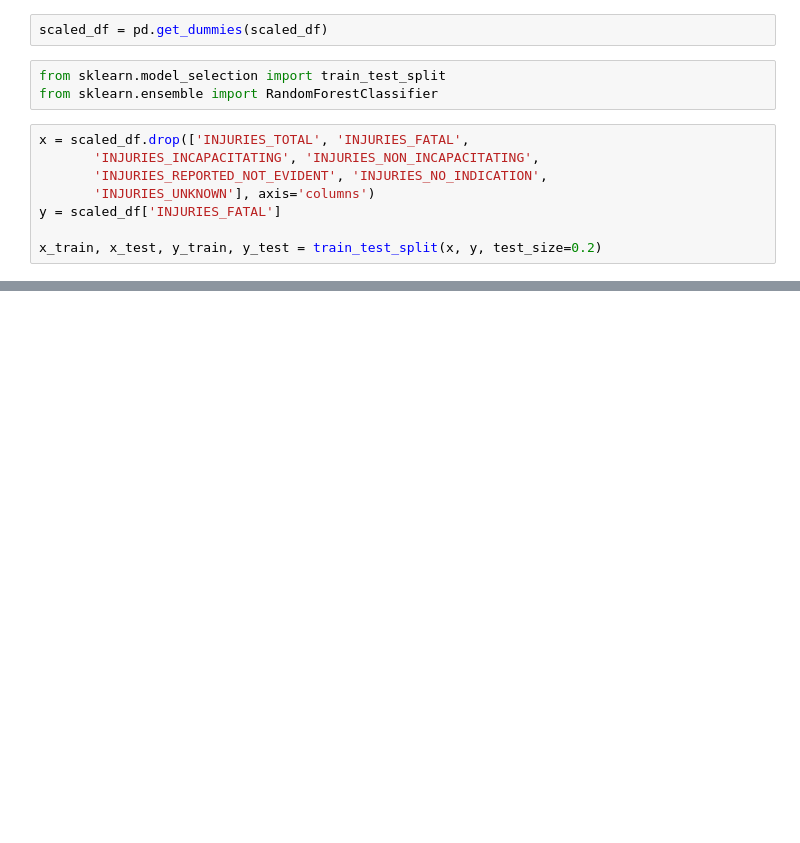
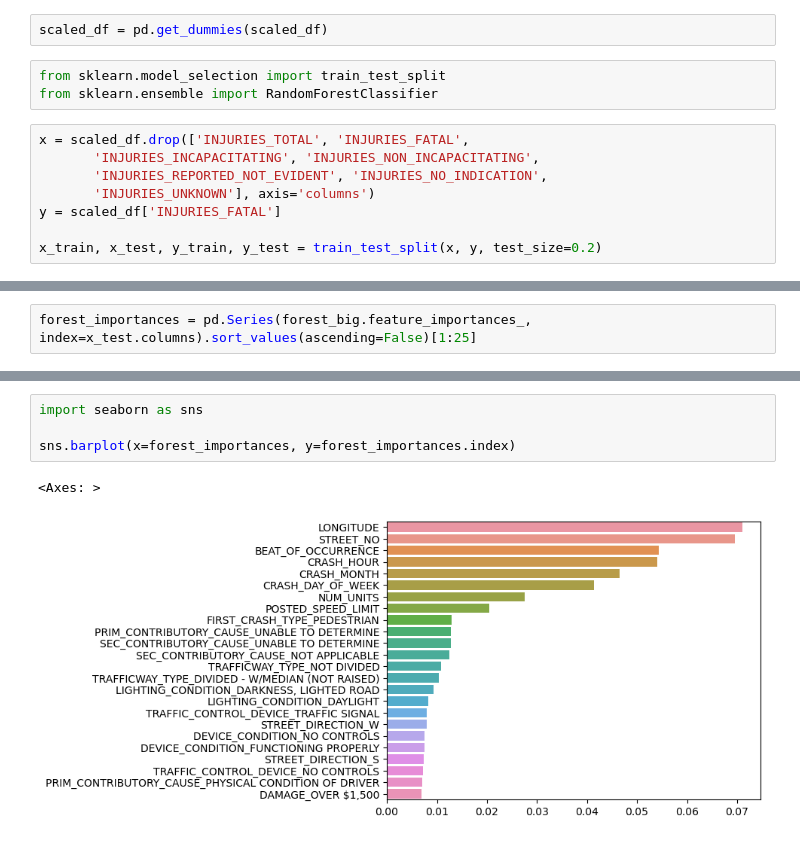
Before and after one commit to Sollen-R/DS400-Final, a Jupyter notebook: Notebooks/DS400 Final Revision.ipynb, the cells around one changed output, grey strips where cells are left out. Saved outputs shown, nothing was run; the diff lists cells and outputs as text; blank space fills up the shorter version.

```diff
--- a/Notebooks/DS400 Final Revision.ipynb
+++ b/Notebooks/DS400 Final Revision.ipynb
@@ -163,0 +142,2 @@ Length: 1744, dtype: float64
+# %%
+forest_importances = pd.Series(forest_big.feature_importances_, index=x_test.columns).sort_values(ascending=False)[1:25]
@@ -163,0 +164,7 @@ Length: 1744, dtype: float64
+# %%
+import seaborn as sns
+
+sns.barplot(x=forest_importances, y=forest_importances.index)
+# %% [output]
+<Axes: >
+[figure, added]
```
Also changed, not shown: parts of 17 cells of this notebook.
